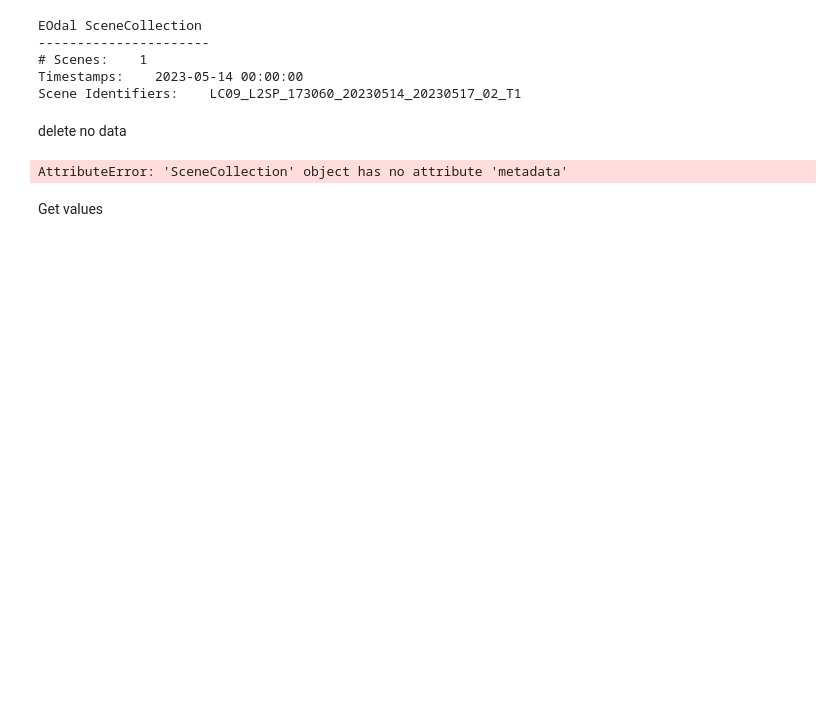
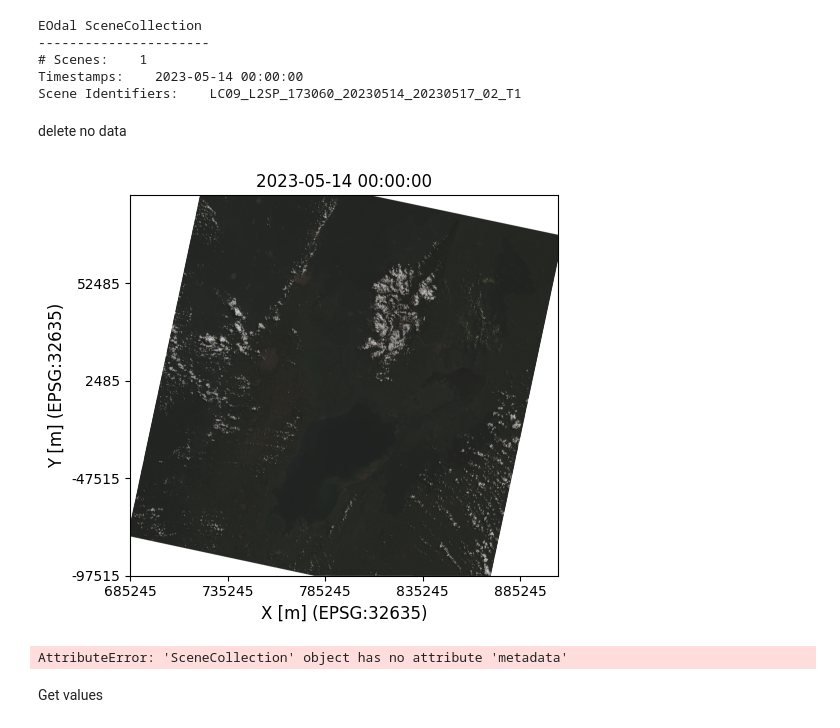
Before and after one commit to ftimcke/LULC-classification, a Jupyter notebook: process_landsat.ipynb, the cells around one changed output. Drawn from its saved outputs; the diff is of its cells as text; code cells hidden in the pictures; blank space fills up the shorter version.

```diff
--- a/process_landsat.ipynb
+++ b/process_landsat.ipynb
@@ -26,6 +48,13 @@ Timestamps:    2023-05-14 00:00:00
 Scene Identifiers:    LC09_L2SP_173060_20230514_20230517_02_T1
 # %% [markdown]
 delete no data
+# %%
+%matplotlib inline
+
+# the scenes can be plotted
+f_scenes = scoll.plot(['red', 'green', 'blue'])
+# %% [output]
+[figure, added]
 # %%
 # loop over available scenes stored in scoll as a EOdal SceneCollection and check
 # for no-data. These scenes will be removed from the SceneCollection
```
Also changed, not shown: parts of 3 cells of this notebook, 2 other files.
